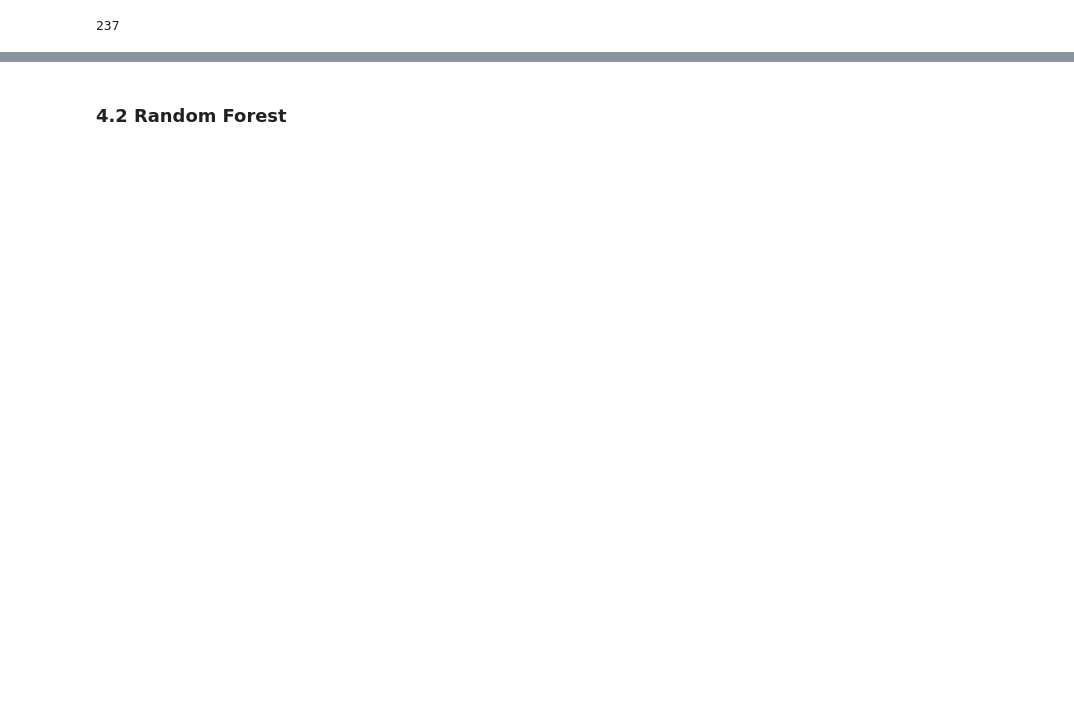
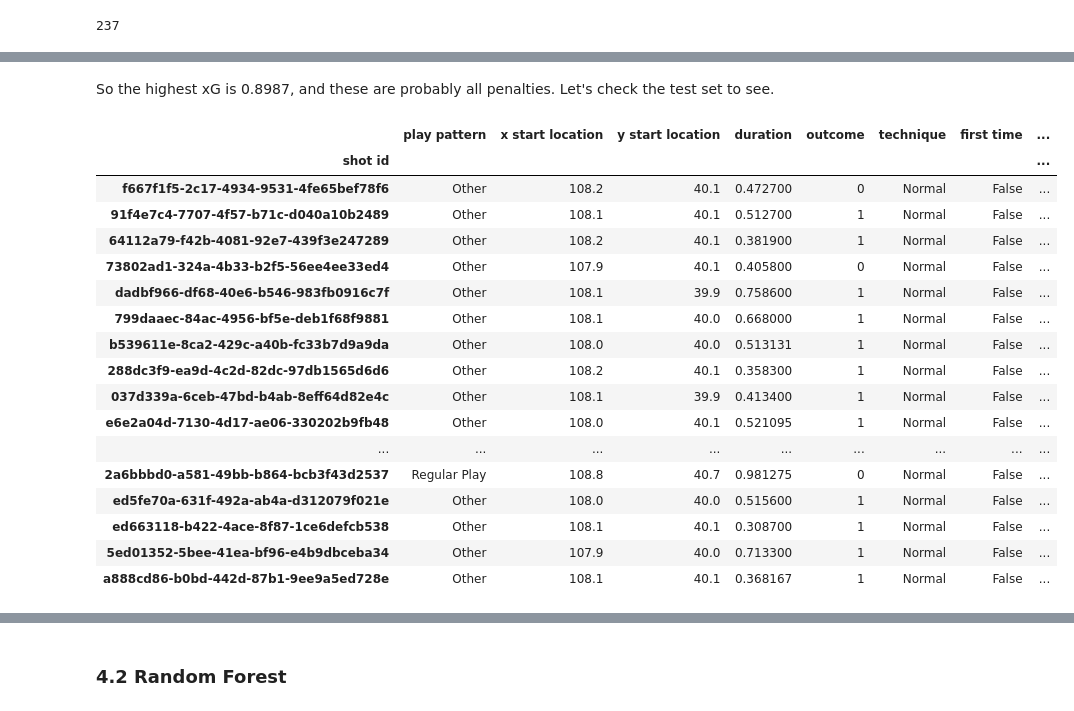
Before and after one commit to RobBlumberg/xg_model, a Jupyter notebook: src/xg_model.ipynb, the cells around one changed output, grey strips where cells are left out. Drawn from its saved outputs; the diff is of its cells as text; code cells hidden in the pictures; blank space fills up the shorter version.

Commit message:
Completed decision tree model

```diff
--- a/src/xg_model.ipynb
+++ b/src/xg_model.ipynb
@@ -729,7 +729,7 @@ We can see, above, that after _max_depth_ = 5, we are beginning to overfit our d
 
 Now that we have optimized the _max_depth_ hyperparameter, we can fit a decision tree with this optimized value.
 # %%
-tree_class = DecisionTreeClassifier(max_depth=5)
+tree_class = DecisionTreeClassifier(max_depth=3)
 tree_class.fit(X_train, y_train)
 tree_class.score(X_test, y_test)
 # %% [output]
@@ -812,0 +770,5 @@ graph
+# %%
+xg_df = pd.DataFrame({"test shot" : y_test,
+                      "xG" : goal_probabilities})
+xg_sorted = xg_df.sort_values("xG", ascending=False)
+xg_sorted.head(40)
@@ -812,0 +794,23 @@ graph
+# %% [markdown]
+So the highest xG is 0.8987, and these are probably all penalties. Let's check the test set to see.
+# %%
+shot_test_set.loc[xg_sorted.index].head(20)
+# %% [output]
+|  | play pattern | x start location | y start location | duration | outcome | technique | first time | ... |
+| shot id |  |  |  |  |  |  |  | ... |
+| f667f1f5-2c17-4934-9531-4fe65bef78f6 | Other | 108.2 | 40.1 | 0.472700 | 0 | Normal | False | ... |
+| 91f4e7c4-7707-4f57-b71c-d040a10b2489 | Other | 108.1 | 40.1 | 0.512700 | 1 | Normal | False | ... |
+| 64112a79-f42b-4081-92e7-439f3e247289 | Other | 108.2 | 40.1 | 0.381900 | 1 | Normal | False | ... |
+| 73802ad1-324a-4b33-b2f5-56ee4ee33ed4 | Other | 107.9 | 40.1 | 0.405800 | 0 | Normal | False | ... |
+| dadbf966-df68-40e6-b546-983fb0916c7f | Other | 108.1 | 39.9 | 0.758600 | 1 | Normal | False | ... |
+| 799daaec-84ac-4956-bf5e-deb1f68f9881 | Other | 108.1 | 40.0 | 0.668000 | 1 | Normal | False | ... |
+| b539611e-8ca2-429c-a40b-fc33b7d9a9da | Other | 108.0 | 40.0 | 0.513131 | 1 | Normal | False | ... |
+| 288dc3f9-ea9d-4c2d-82dc-97db1565d6d6 | Other | 108.2 | 40.1 | 0.358300 | 1 | Normal | False | ... |
+| 037d339a-6ceb-47bd-b4ab-8eff64d82e4c | Other | 108.1 | 39.9 | 0.413400 | 1 | Normal | False | ... |
+| e6e2a04d-7130-4d17-ae06-330202b9fb48 | Other | 108.0 | 40.1 | 0.521095 | 1 | Normal | False | ... |
+| ... | ... | ... | ... | ... | ... | ... | ... | ... |
+| 2a6bbbd0-a581-49bb-b864-bcb3f43d2537 | Regular Play | 108.8 | 40.7 | 0.981275 | 0 | Normal | False | ... |
+| ed5fe70a-631f-492a-ab4a-d312079f021e | Other | 108.0 | 40.0 | 0.515600 | 1 | Normal | False | ... |
+| ed663118-b422-4ace-8f87-1ce6defcb538 | Other | 108.1 | 40.1 | 0.308700 | 1 | Normal | False | ... |
+| 5ed01352-5bee-41ea-bf96-e4b9dbceba34 | Other | 107.9 | 40.0 | 0.713300 | 1 | Normal | False | ... |
+| a888cd86-b0bd-442d-87b1-9ee9a5ed728e | Other | 108.1 | 40.1 | 0.368167 | 1 | Normal | False | ... |
```
Also changed, not shown: parts of 14 cells of this notebook.
